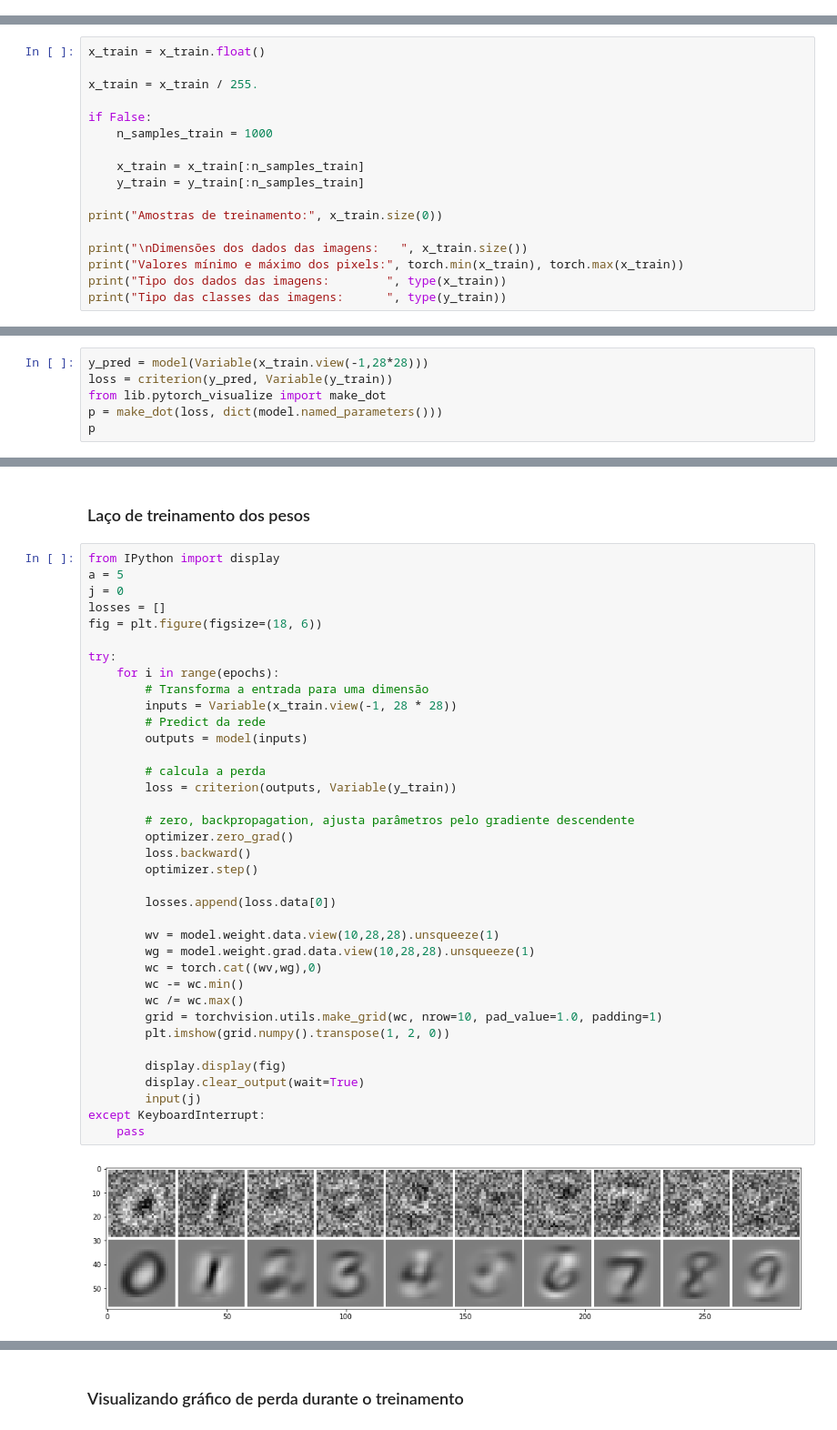
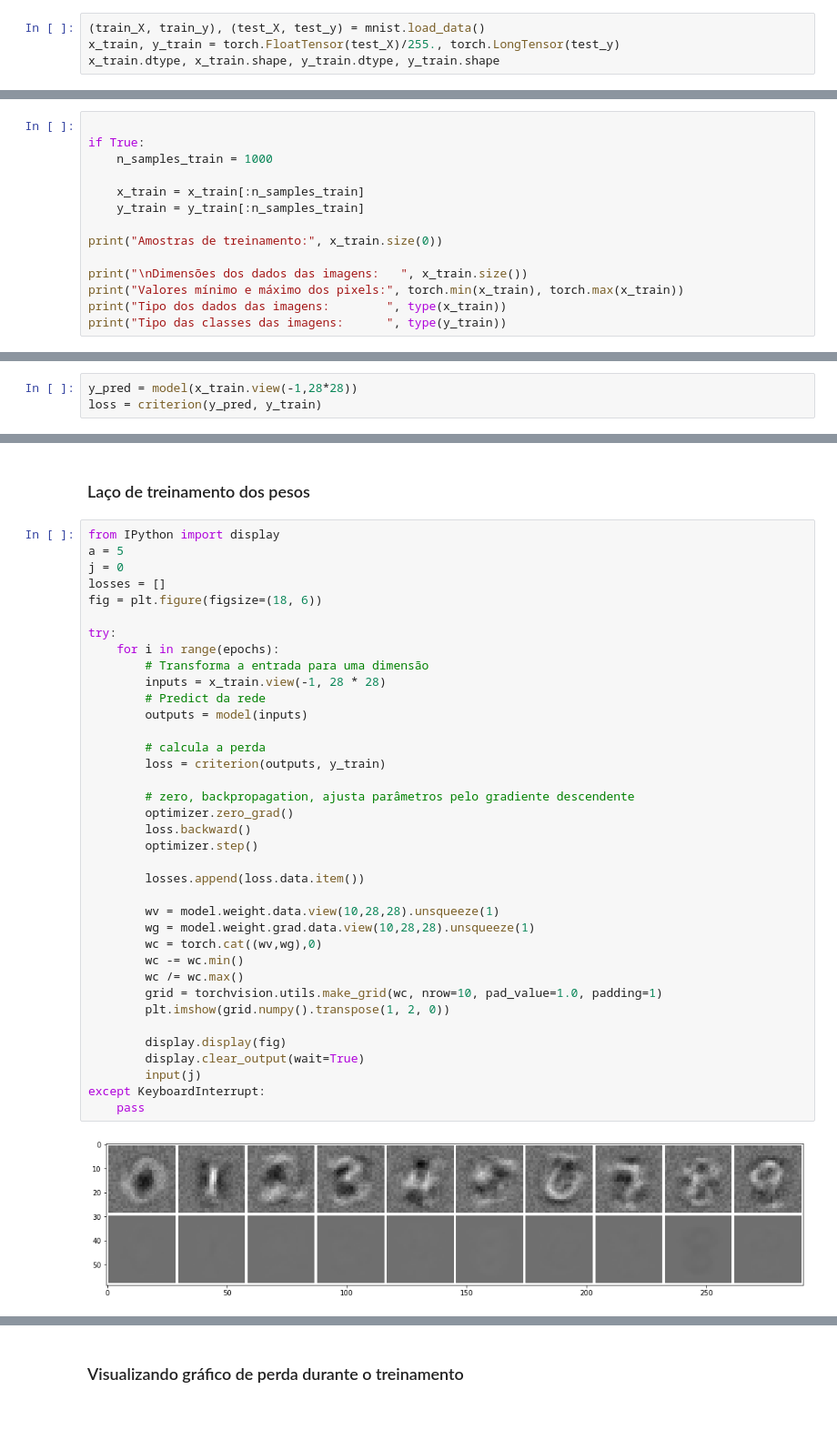
Before and after one commit to robertoalotufo/rnap, a Jupyter notebook: PyTorch/LogisticRegressionMNIST-Iterativo.ipynb, the cells around one changed output, grey strips where cells are left out. Shown: that part at 91% size. Drawn from its saved outputs; the diff is of its cells as text.

```diff
--- a/PyTorch/LogisticRegressionMNIST-Iterativo.ipynb
+++ b/PyTorch/LogisticRegressionMNIST-Iterativo.ipynb
@@ -42,0 +22,4 @@ Tipo das classes das imagens:       <class 'torch.LongTensor'>
+# %%
+(train_X, train_y), (test_X, test_y) = mnist.load_data()
+x_train, y_train = torch.FloatTensor(test_X)/255., torch.LongTensor(test_y)
+x_train.dtype, x_train.shape, y_train.dtype, y_train.shape
@@ -45,11 +30,8 @@ Tipo das classes das imagens:       <class 'torch.LongTensor'>
 
 Neste exemplo utilizaremos apenas 1000 amostras de treinamento.
 # %%
-x_train = x_train.float()
 
-x_train = x_train / 255.
-
-if False:
+if True:
     n_samples_train = 1000
 
     x_train = x_train[:n_samples_train]
@@ -119,8 +101,5 @@ optimizer = torch.optim.SGD(model.parameters(), lr=learningRate)
 # %% [markdown]
 ### Visualização do grafo computacional da perda (loss)
 # %%
-y_pred = model(Variable(x_train.view(-1,28*28)))
-loss = criterion(y_pred, Variable(y_train))
-from lib.pytorch_visualize import make_dot
-p = make_dot(loss, dict(model.named_parameters()))
-p
+y_pred = model(x_train.view(-1,28*28))
+loss = criterion(y_pred, y_train)
@@ -136,35 +113,35 @@ losses = []
 fig = plt.figure(figsize=(18, 6))
 
 try:
     for i in range(epochs):
         # Transforma a entrada para uma dimensão
-        inputs = Variable(x_train.view(-1, 28 * 28))
+        inputs = x_train.view(-1, 28 * 28)
         # Predict da rede
         outputs = model(inputs)
 
         # calcula a perda
-        loss = criterion(outputs, Variable(y_train))
+        loss = criterion(outputs, y_train)
 
         # zero, backpropagation, ajusta parâmetros pelo gradiente descendente
         optimizer.zero_grad()
         loss.backward()
         optimizer.step()
 
-        losses.append(loss.data[0])
+        losses.append(loss.data.item())
 
         wv = model.weight.data.view(10,28,28).unsqueeze(1)
         wg = model.weight.grad.data.view(10,28,28).unsqueeze(1)
         wc = torch.cat((wv,wg),0)
         wc -= wc.min()
         wc /= wc.max()
         grid = torchvision.utils.make_grid(wc, nrow=10, pad_value=1.0, padding=1)
         plt.imshow(grid.numpy().transpose(1, 2, 0))
 
         display.display(fig)
         display.clear_output(wait=True)
         input(j)
 except KeyboardInterrupt:
     pass
 # %% [output]
-[figure, old version]
+[figure, new version]
 # %%
```
Also changed, not shown: parts of 19 cells of this notebook.
